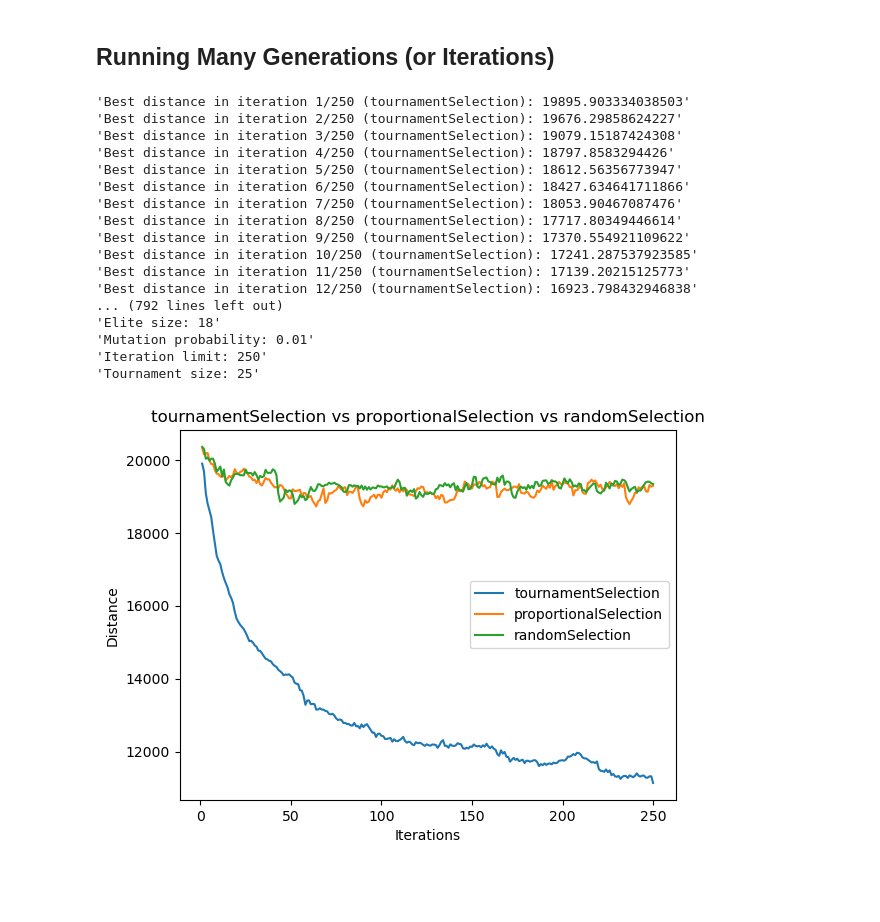
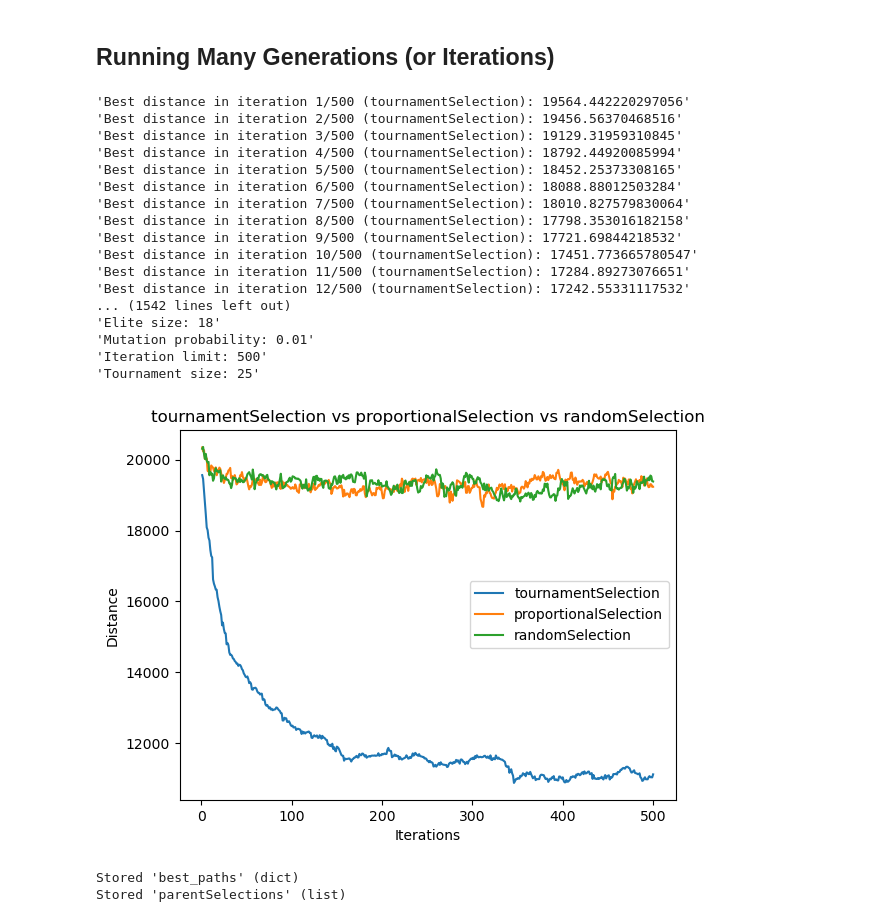
Before and after one commit to ca1phas/Lab-2-Genetic-Algorithm-June-2025, a Jupyter notebook: Lab 2_Genetic Algorithm.ipynb, the cells around one changed output. Saved outputs shown, nothing was run; the diff lists cells and outputs as text; code cells hidden in the pictures; blank space fills up the shorter version.

```diff
--- a/Lab 2_Genetic Algorithm.ipynb
+++ b/Lab 2_Genetic Algorithm.ipynb
@@ -501,7 +501,7 @@ filename = "cities400.txt"
 popSize = 250
 eliteSize = 18
 mutationProbability = 0.01
-iteration_limit = 250
+iteration_limit = 500
 
 cityList = genCityList(filename)
 
@@ -628,45 +628,52 @@ for ps1, ps2 in combinations(parentSelections, 2):
     plt.plot(
         range(1, iteration_limit + 1),
         best_paths[ps2.__name__]["progress"],
         ls="-",
         label=ps2.__name__,
     )
     plt.legend()
     plt.savefig(f"{ps1.__name__} vs {ps2.__name__}.png")
     plt.cla()
 plt.close()
 
 # Combined plot: all parent selection strategies in one graph
 plt.title(
     " vs ".join([parentSelection.__name__ for parentSelection in parentSelections])
 )
 plt.ylabel("Distance")
 plt.xlabel("Iterations")
 for parentSelection in parentSelections:
     plt.plot(
         range(1, iteration_limit + 1),
         best_paths[parentSelection.__name__]["progress"],
         ls="-",
         label=parentSelection.__name__,
     )
 plt.legend()
 plt.savefig("combined.png")
 # %% [output]
-'Best distance in iteration 1/250 (tournamentSelection): 19895.903334038503'
-'Best distance in iteration 2/250 (tournamentSelection): 19676.29858624227'
-'Best distance in iteration 3/250 (tournamentSelection): 19079.15187424308'
-'Best distance in iteration 4/250 (tournamentSelection): 18797.8583294426'
-'Best distance in iteration 5/250 (tournamentSelection): 18612.56356773947'
-'Best distance in iteration 6/250 (tournamentSelection): 18427.634641711866'
-'Best distance in iteration 7/250 (tournamentSelection): 18053.90467087476'
-'Best distance in iteration 8/250 (tournamentSelection): 17717.80349446614'
-'Best distance in iteration 9/250 (tournamentSelection): 17370.554921109622'
-'Best distance in iteration 10/250 (tournamentSelection): 17241.287537923585'
-'Best distance in iteration 11/250 (tournamentSelection): 17139.20215125773'
-'Best distance in iteration 12/250 (tournamentSelection): 16923.798432946838'
-... (792 lines left out)
+'Best distance in iteration 1/500 (tournamentSelection): 19564.442220297056'
+'Best distance in iteration 2/500 (tournamentSelection): 19456.56370468516'
+'Best distance in iteration 3/500 (tournamentSelection): 19129.31959310845'
+'Best distance in iteration 4/500 (tournamentSelection): 18792.44920085994'
+'Best distance in iteration 5/500 (tournamentSelection): 18452.25373308165'
+'Best distance in iteration 6/500 (tournamentSelection): 18088.88012503284'
+'Best distance in iteration 7/500 (tournamentSelection): 18010.827579830064'
+'Best distance in iteration 8/500 (tournamentSelection): 17798.353016182158'
+'Best distance in iteration 9/500 (tournamentSelection): 17721.69844218532'
+'Best distance in iteration 10/500 (tournamentSelection): 17451.773665780547'
+'Best distance in iteration 11/500 (tournamentSelection): 17284.89273076651'
+'Best distance in iteration 12/500 (tournamentSelection): 17242.55331117532'
+... (1542 lines left out)
 'Elite size: 18'
 'Mutation probability: 0.01'
-'Iteration limit: 250'
+'Iteration limit: 500'
 'Tournament size: 25'
-[figure, old version]
+[figure, new version]
+# %%
+# Save
+%store best_paths
+%store parentSelections
+# %% [output]
+Stored 'best_paths' (dict)
+Stored 'parentSelections' (list)
```
Also changed, not shown: parts of 1 cell of this notebook, 5 other files.
